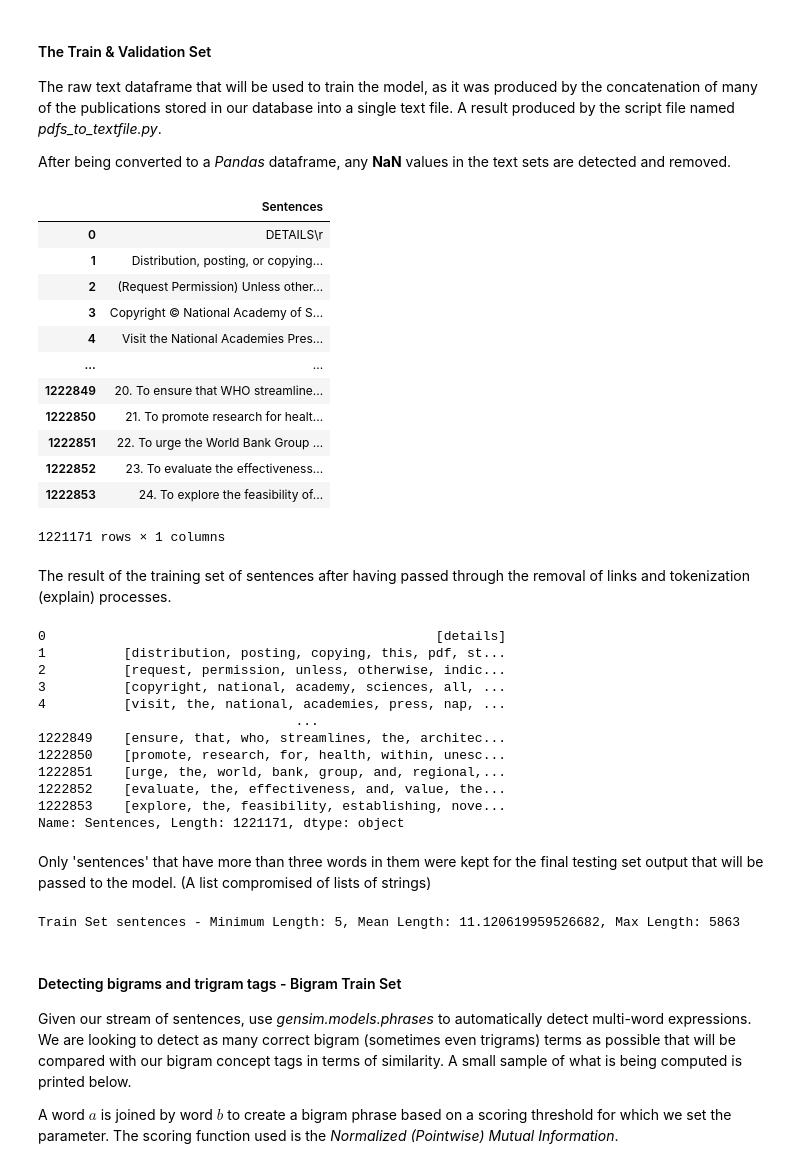
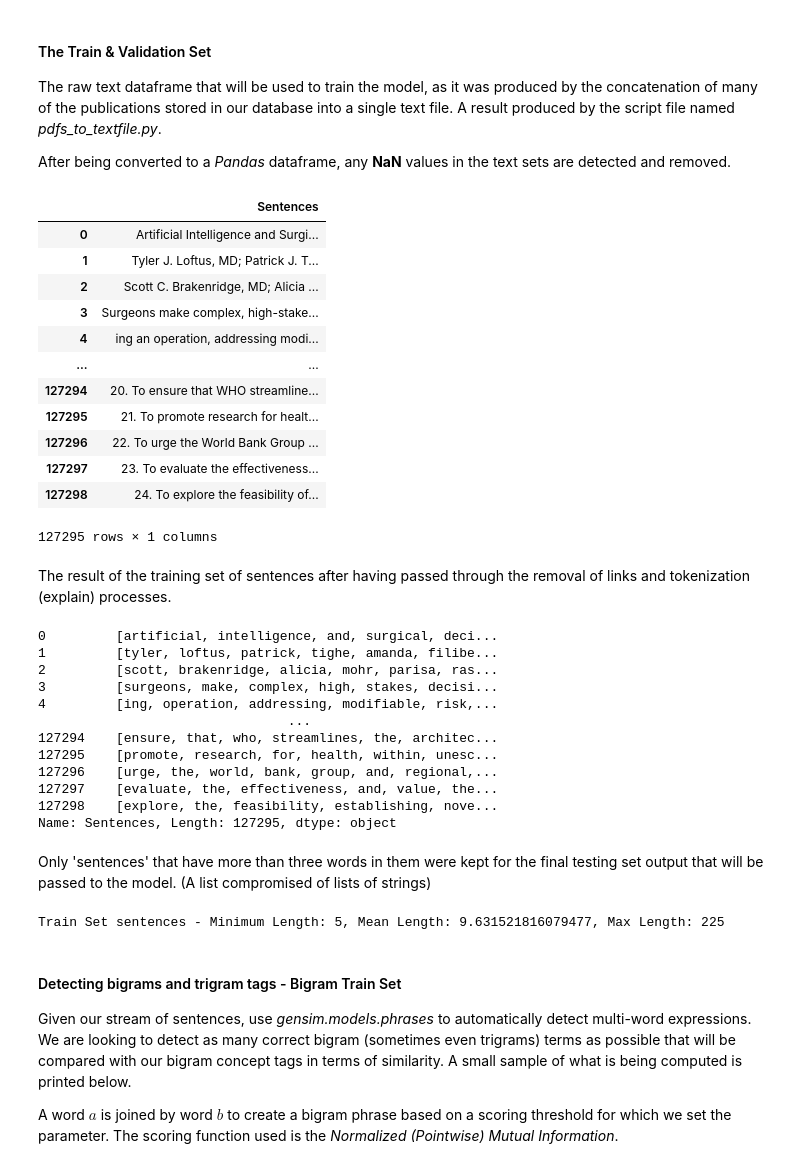
Before and after one commit to mrgeooo14/UNIGE-Master-Thesis, a Jupyter notebook: similarity.ipynb, the cells around one changed output. Cells and saved outputs as stored; diff of their text form; code cells hidden in the pictures.

```diff
--- a/similarity.ipynb
+++ b/similarity.ipynb
@@ -70,29 +70,29 @@ The raw text dataframe that will be used to train the model, as it was produced
 After being converted to a *Pandas* dataframe, any **NaN** values in the text sets are detected and removed.
 # %%
 # text_set_df = pd.read_table("data/train_sets/train_implementome.txt", header = None, names = ['Sentences'], lineterminator = '\n')
-# text_set_df = pd.read_table("data/train_sets/train_100_pubs.txt", header = None, names = ['Sentences'], lineterminator = '\n')
-text_set_df = pd.read_table("data/train_sets/train_100_books2.txt", header = None, names = ['Sentences'], lineterminator = '\n')
+text_set_df = pd.read_table("data/train_sets/train_100_pubs.txt", header = None, names = ['Sentences'], lineterminator = '\n')
+# text_set_df = pd.read_table("data/train_sets/train_100_books2.txt", header = None, names = ['Sentences'], lineterminator = '\n')
 test_set_df = pd.read_table("data/train_sets/evaluation_set.txt", header = None, names = ['Sentences'], lineterminator = '\n')
 
 ## Dropping NaN values
 text_set_df = text_set_df.dropna(subset=['Sentences'])
 test_set_df = test_set_df.dropna(subset=['Sentences'])
 
 text_set_df
 # %% [output]
 |  | Sentences |
-| 0 | DETAILS\r |
-| 1 | Distribution, posting, or copying... |
-| 2 | (Request Permission) Unless other... |
-| 3 | Copyright © National Academy of S... |
-| 4 | Visit the National Academies Pres... |
+| 0 | Artificial Intelligence and Surgi... |
+| 1 | Tyler J. Loftus, MD; Patrick J. T... |
+| 2 | Scott C. Brakenridge, MD; Alicia ... |
+| 3 | Surgeons make complex, high-stake... |
+| 4 | ing an operation, addressing modi... |
 | ... | ... |
-| 1222849 | 20. To ensure that WHO streamline... |
-| 1222850 | 21. To promote research for healt... |
-| 1222851 | 22. To urge the World Bank Group ... |
-| 1222852 | 23. To evaluate the effectiveness... |
-| 1222853 | 24. To explore the feasibility of... |
+| 127294 | 20. To ensure that WHO streamline... |
+| 127295 | 21. To promote research for healt... |
+| 127296 | 22. To urge the World Bank Group ... |
+| 127297 | 23. To evaluate the effectiveness... |
+| 127298 | 24. To explore the feasibility of... |
-1221171 rows × 1 columns
+127295 rows × 1 columns
 # %% [markdown]
 The result of the training set of sentences after having passed through the removal of links and tokenization (explain) processes.
 # %%
@@ -106,18 +106,18 @@ test_text = test_set_df['Sentences'].apply(lambda x: gensim.utils.simple_preproc
 
 train_text
 # %% [output]
-0                                                  [details]
-1          [distribution, posting, copying, this, pdf, st...
-2          [request, permission, unless, otherwise, indic...
-3          [copyright, national, academy, sciences, all, ...
-4          [visit, the, national, academies, press, nap, ...
-                                 ...
-1222849    [ensure, that, who, streamlines, the, architec...
-1222850    [promote, research, for, health, within, unesc...
-1222851    [urge, the, world, bank, group, and, regional,...
-1222852    [evaluate, the, effectiveness, and, value, the...
-1222853    [explore, the, feasibility, establishing, nove...
-Name: Sentences, Length: 1221171, dtype: object
+0         [artificial, intelligence, and, surgical, deci...
+1         [tyler, loftus, patrick, tighe, amanda, filibe...
+2         [scott, brakenridge, alicia, mohr, parisa, ras...
+3         [surgeons, make, complex, high, stakes, decisi...
+4         [ing, operation, addressing, modifiable, risk,...
+                                ...
+127294    [ensure, that, who, streamlines, the, architec...
+127295    [promote, research, for, health, within, unesc...
+127296    [urge, the, world, bank, group, and, regional,...
+127297    [evaluate, the, effectiveness, and, value, the...
+127298    [explore, the, feasibility, establishing, nove...
+Name: Sentences, Length: 127295, dtype: object
 # %% [markdown]
 Only 'sentences' that have more than three words in them were kept for the final testing set output that will be passed to the model. (A list compromised of lists of strings)
 # %%
@@ -128,7 +128,7 @@ validation_set_length = len([word for sentence in test_text for word in sentence
 all_lengths = [len(x) for x in train_set]
 print('Train Set sentences - Minimum Length: {}, Mean Length: {}, Max Length: {}'.format(min(all_lengths), sum(all_lengths) / len(all_lengths) , max(all_lengths)))
 # %% [output]
-Train Set sentences - Minimum Length: 5, Mean Length: 11.120619959526682, Max Length: 5863
+Train Set sentences - Minimum Length: 5, Mean Length: 9.631521816079477, Max Length: 225
 # %% [markdown]
 #### Detecting bigrams and trigram tags - Bigram Train Set
 
```
Also changed, not shown: parts of 12 cells of this notebook, 1 other file.
